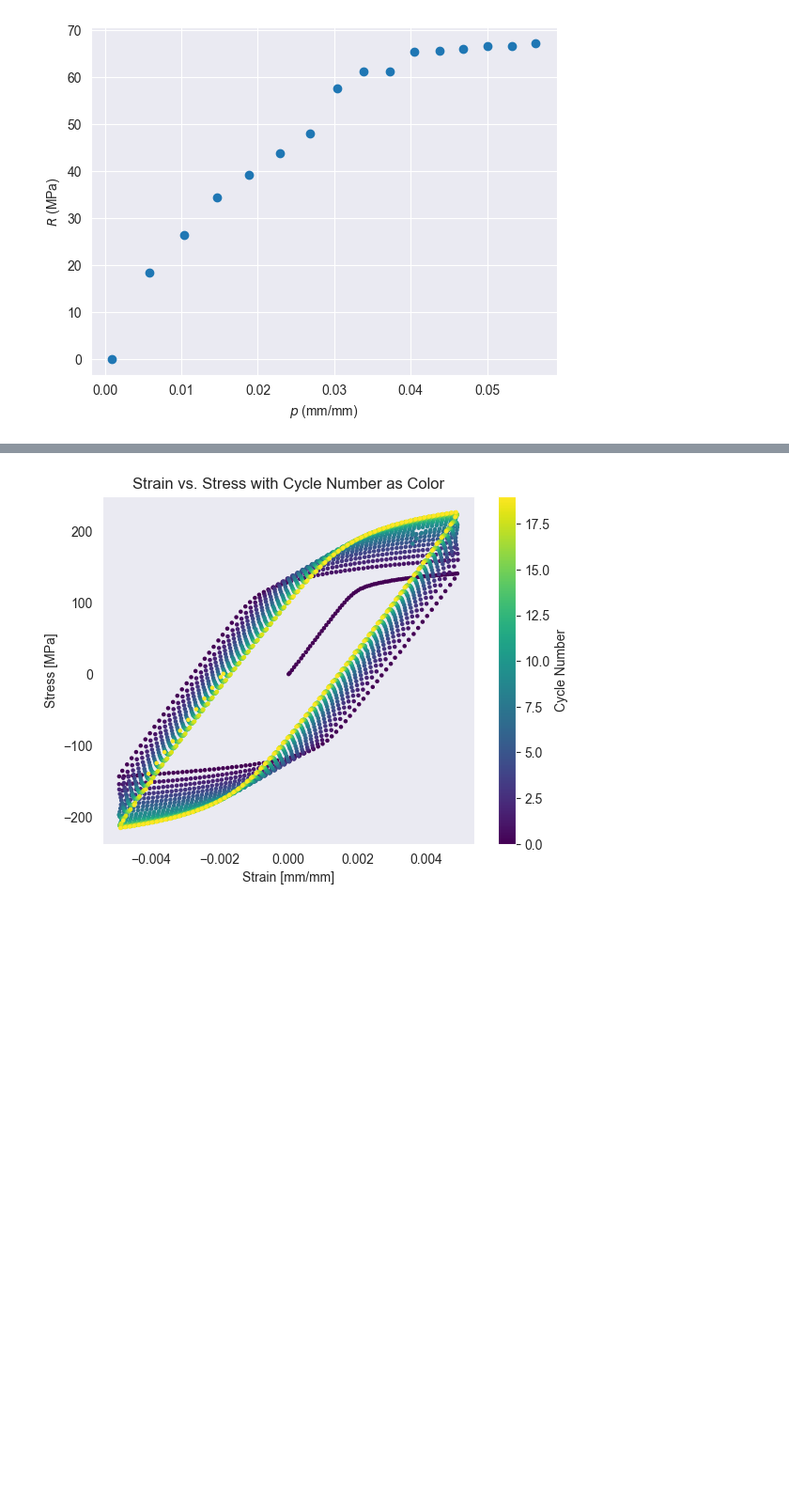
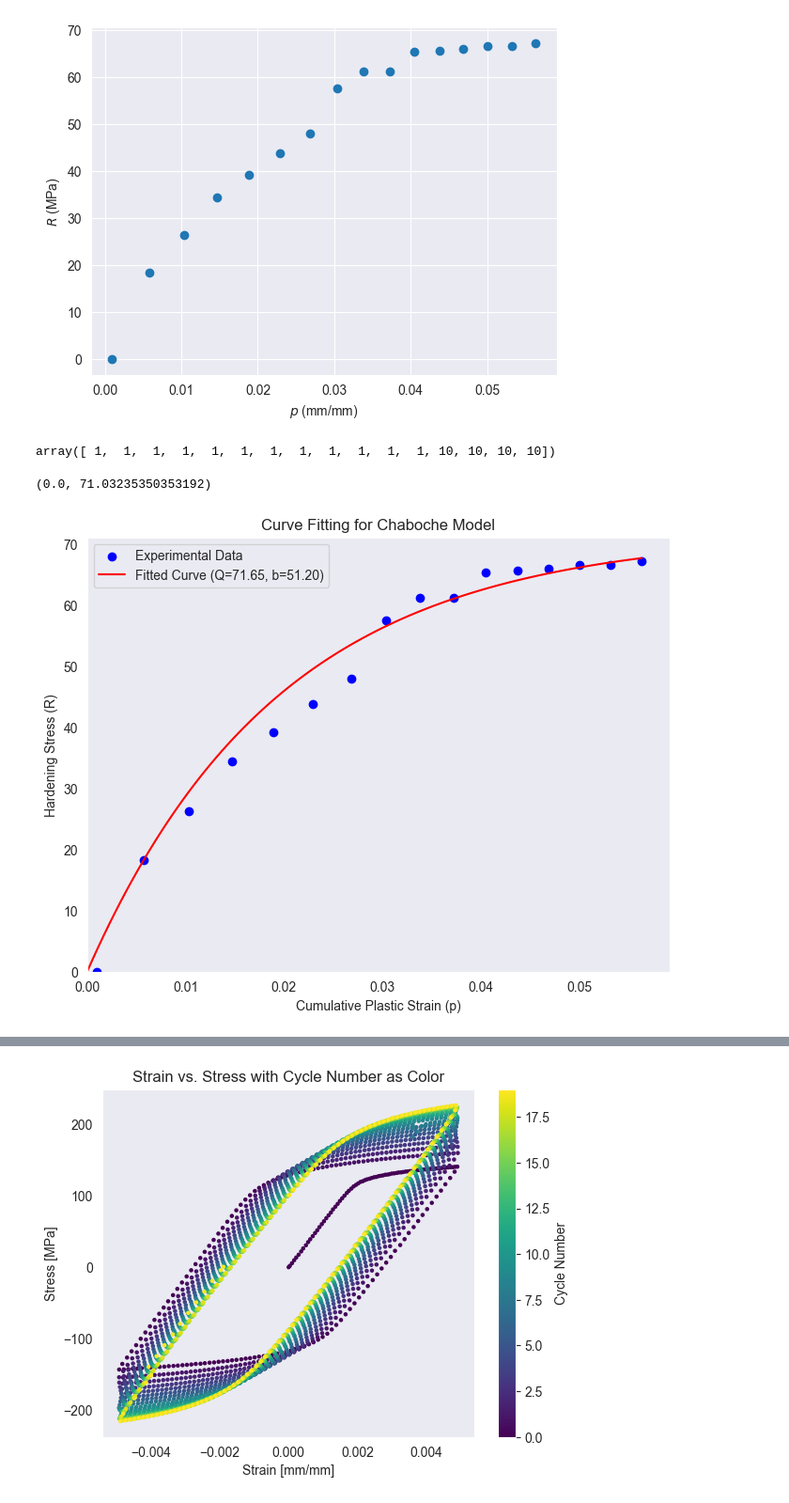
Before and after one commit to LouisPauchet/2024_INSA_MM_Project, a Jupyter notebook: ProcessingExperiement.ipynb, the cells around one changed output, grey strips where cells are left out. Shown at 94% size. Saved outputs shown, nothing was run; the diff lists cells and outputs as text; code cells hidden in the pictures; blank space fills up the shorter version.

```diff
--- a/ProcessingExperiement.ipynb
+++ b/ProcessingExperiement.ipynb
@@ -295,3 +298,47 @@ plt.ylabel(r"$R$ (MPa)")
 # %% [output]
 Text(0, 0.5, '$R$ (MPa)')
 [figure]
+# %%
+# Define the Chaboche model
+def chaboche_model(p, Q, b):
+    return Q * (1 - np.exp(-b * p))
+
+# Define weights properly
+# Assuming sigma_tab is a dictionary with keys "p" (plastic strain) and "R" (hardening stress)
+n_assymp = 4
+
+weights = np.array([1] * (len(sigma_tab["p"]) - n_assymp) + [10] * n_assymp)
+
+# Perform curve fitting with weights
+params, covariance = curve_fit(
+    chaboche_model,
+    sigma_tab["p"],
+    sigma_tab["R"],
+    sigma=1 / weights
+)
+
+# Extract fitted parameters
+Q_fit, b_fit = params
+
+# Generate data for the fitted curve
+p_fit = np.linspace(0, max(sigma_tab["p"]), 100)
+R_fit = chaboche_model(p_fit, Q_fit, b_fit)
+# %%
+weights
+# %% [output]
+array([ 1,  1,  1,  1,  1,  1,  1,  1,  1,  1,  1,  1, 10, 10, 10, 10])
+# %%
+# Plot the results
+plt.figure(figsize=(8, 6))
+plt.scatter(sigma_tab["p"], sigma_tab["R"], label='Experimental Data', color='blue')
+plt.plot(p_fit, R_fit, label=f'Fitted Curve (Q={Q_fit:.2f}, b={b_fit:.2f})', color='red')
+plt.xlabel('Cumulative Plastic Strain (p)')
+plt.ylabel('Hardening Stress (R)')
+plt.title('Curve Fitting for Chaboche Model')
+plt.legend()
+plt.grid()
+plt.xlim(0)
+plt.ylim(0)
+# %% [output]
+(0.0, 71.03235350353192)
+[figure, added]
```
Also changed, not shown: parts of 5 cells of this notebook.
